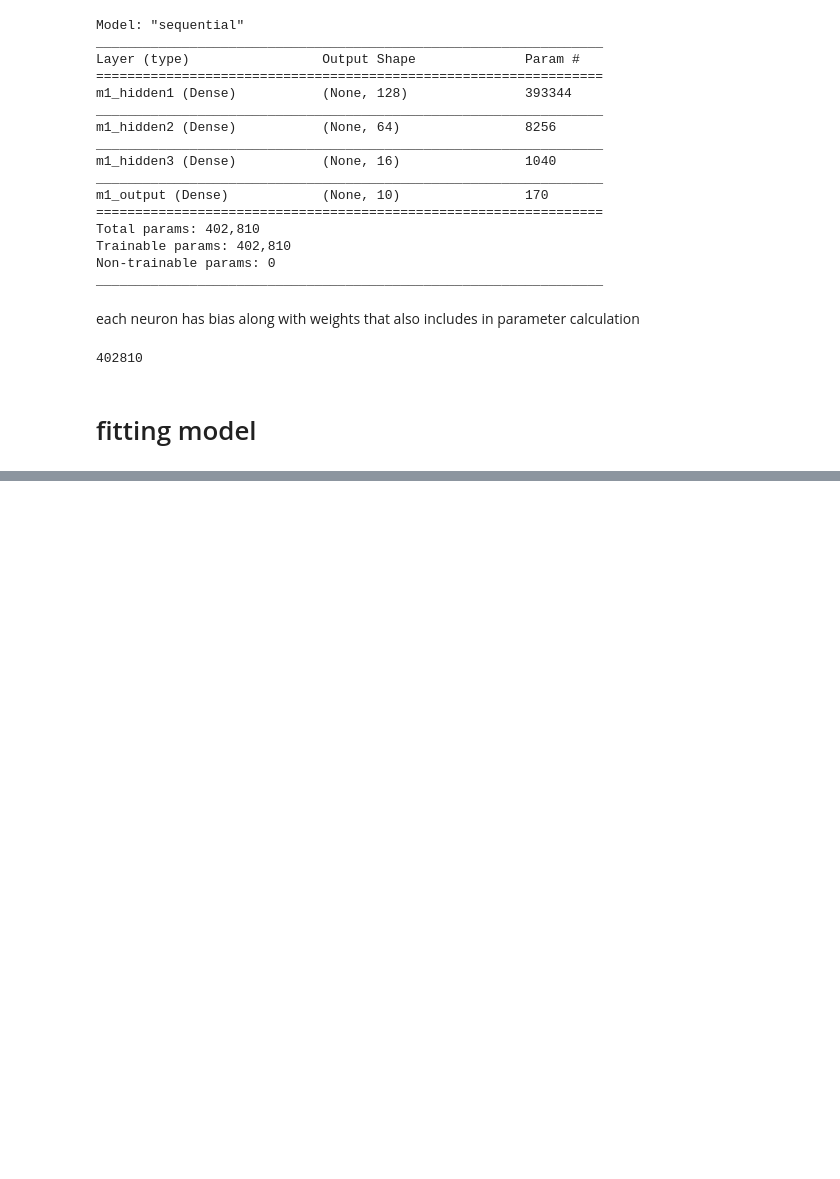
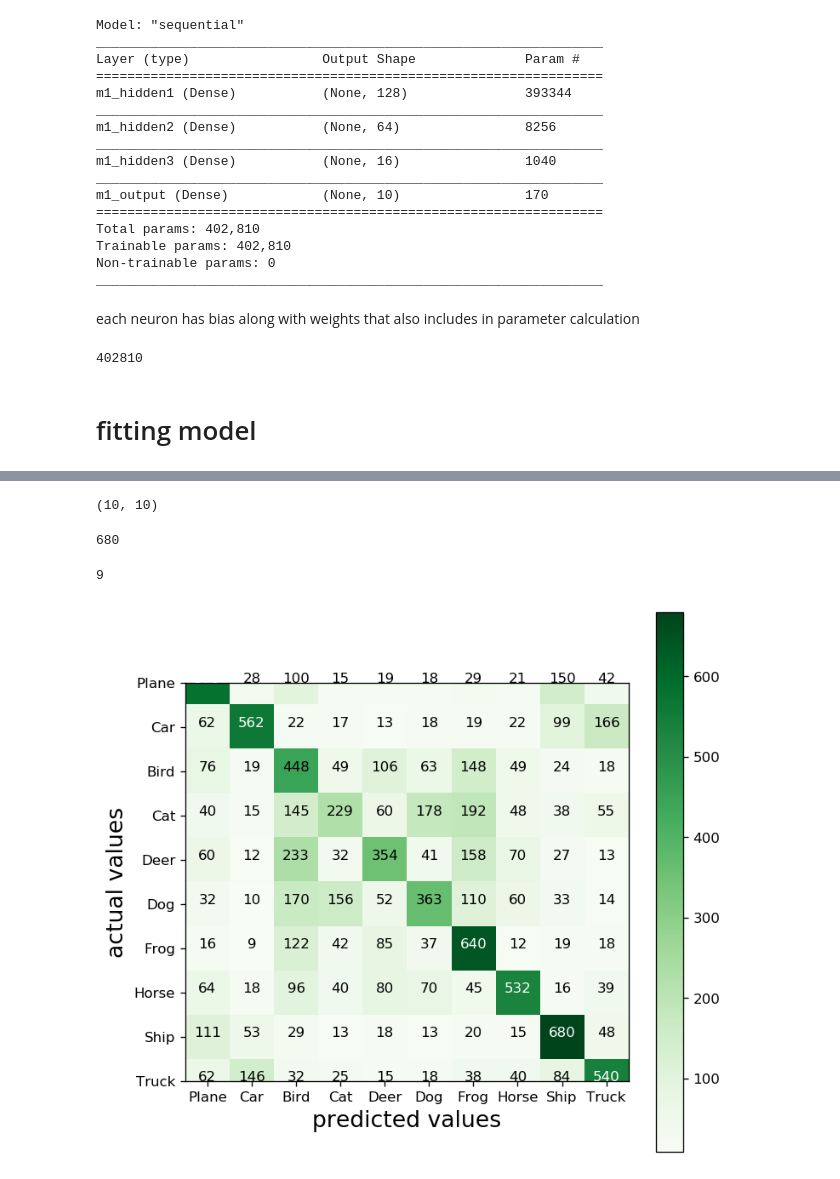
Before and after one commit to Nagaraj-U/CIFAR10_Classification, a Jupyter notebook: Keras CIFAR10 Image classification.ipynb, the cells around one changed output, grey strips where cells are left out. Cells and saved outputs as stored; diff of their text form; code cells hidden in the pictures; blank space fills up the shorter version.

```diff
--- a/Keras CIFAR10 Image classification.ipynb
+++ b/Keras CIFAR10 Image classification.ipynb
@@ -253,6 +271,6 @@ Wall time: 1min 4s
 # %%
 %%time
-model_2.fit(X_train_small,y_train_small,batch_size=batch_size,verbose=0,validation_data=(X_val,y_val),epochs=epochs,
+model_2.fit(X_training,y_training,batch_size=batch_size,verbose=0,validation_data=(X_val,y_val),epochs=epochs,
             callbacks=[get_tensorboard('model_2')])
 # %% [output]
 Succesfully created directory
@@ -260,0 +369,38 @@ Wall time: 1min 12s
+# %%
+predictions=model_2.predict_classes(X_test)
+# %%
+conf_matrix=confusion_matrix(y_test,predictions)
+# %%
+conf_matrix.shape
+# %% [output]
+(10, 10)
+# %%
+nr_rows=conf_matrix.shape[0]
+nr_columns=conf_matrix.shape[1]
+# %%
+conf_matrix.max()
+# %% [output]
+680
+# %%
+conf_matrix.min()
+# %% [output]
+9
+# %%
+plt.figure(figsize=(7,7),dpi=120)
+
+plt.imshow(conf_matrix,cmap=plt.cm.Greens)
+
+tick_marks=np.arange(NR_CLASSES)
+plt.xticks(tick_marks,LABEL_NAMES)
+plt.yticks(tick_marks,LABEL_NAMES)
+plt.xlabel('predicted values',fontsize=16)
+plt.ylabel('actual values',fontsize=16)
+
+for i,j in itertools.product(range(nr_rows),range(nr_columns)):
+    plt.text(j,i,conf_matrix[i,j], horizontalalignment='center',
+            color='white' if conf_matrix[i,j] > 450 else 'black')
+
+plt.colorbar()
+plt.show()
+# %% [output]
+[figure, added]
```
Also changed, not shown: parts of 32 cells of this notebook.
